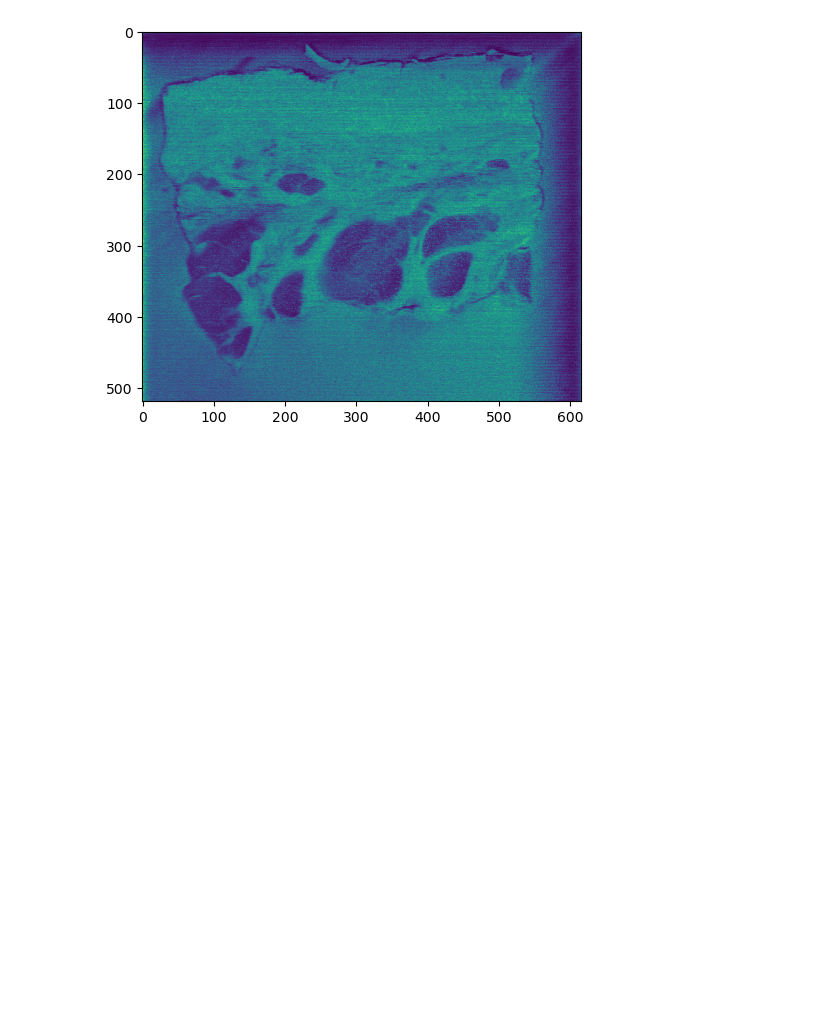
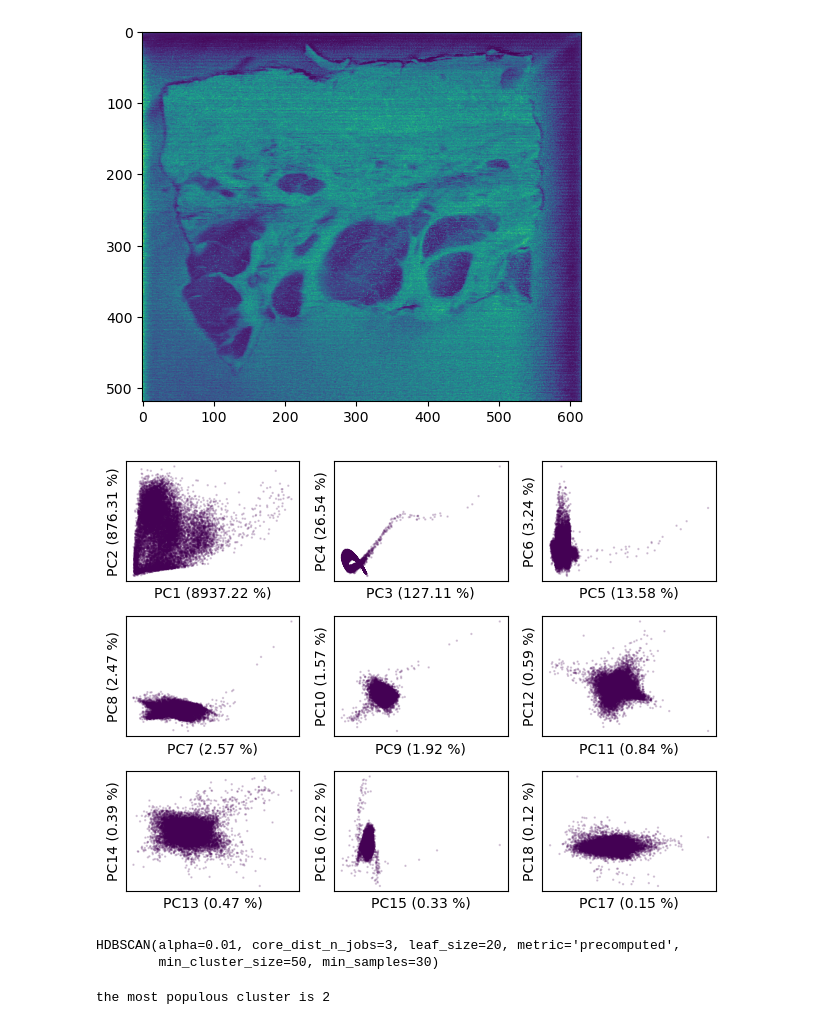
Before and after one commit to ekepes112/libs_segmentation, a Jupyter notebook: notebooks/EXP_fullSpectralClustering.ipynb, the cells around one changed output. Saved outputs shown, nothing was run; the diff lists cells and outputs as text; code cells hidden in the pictures; blank space fills up the shorter version.

Commit message:
functionality(EXP_fullSpectralClustering.ipynb): plot_pca_scoers

```diff
--- a/notebooks/EXP_fullSpectralClustering.ipynb
+++ b/notebooks/EXP_fullSpectralClustering.ipynb
@@ -36,0 +41,11 @@ plt.imshow(full_emissivities)
+# %%
+PC_COUNT = 18
+
+pca_model = PCA(n_components=PC_COUNT)
+# %%
+STEP_SIZE = 20
+
+dist_matrix = cosine_distances(map_data.spectra[::STEP_SIZE,:])
+dist_matrix = dist_matrix.astype(np.float64)
+
+pca_scores = pca_model.fit_transform(map_data.spectra[::STEP_SIZE,:])
@@ -36,0 +96,44 @@ plt.imshow(full_emissivities)
+# %%
+plot_pca_scores(
+    pca_scores,
+    pca_model.explained_variance_ratio_
+)
+# %% [output]
+[figure, added]
+# %%
+clusterer = hdbscan.HDBSCAN(
+    algorithm='best',
+    alpha=.01,
+    approx_min_span_tree=True,
+    gen_min_span_tree=False,
+    leaf_size=20,
+    metric='precomputed',
+    min_cluster_size=50,
+    min_samples=30,
+    p=None,
+    core_dist_n_jobs=3
+)
+
+clusterer.fit(dist_matrix)
+# %% [output]
+HDBSCAN(alpha=0.01, core_dist_n_jobs=3, leaf_size=20, metric='precomputed',
+        min_cluster_size=50, min_samples=30)
+# %%
+plot_labels = clusterer.labels_.copy()
+
+counts, bins = np.histogram(
+    plot_labels,
+    bins=np.arange(-1,len(
+        np.unique(plot_labels)
+    ))
+)
+
+main_cluster_id = bins[np.argmax(counts)]
+
+print(
+    f'the most populous cluster is {main_cluster_id}'
+)
+
+main_cluster_cond = clusterer.labels_ == main_cluster_id
+# %% [output]
+the most populous cluster is 2
```
Also changed, not shown: parts of 7 cells of this notebook.
